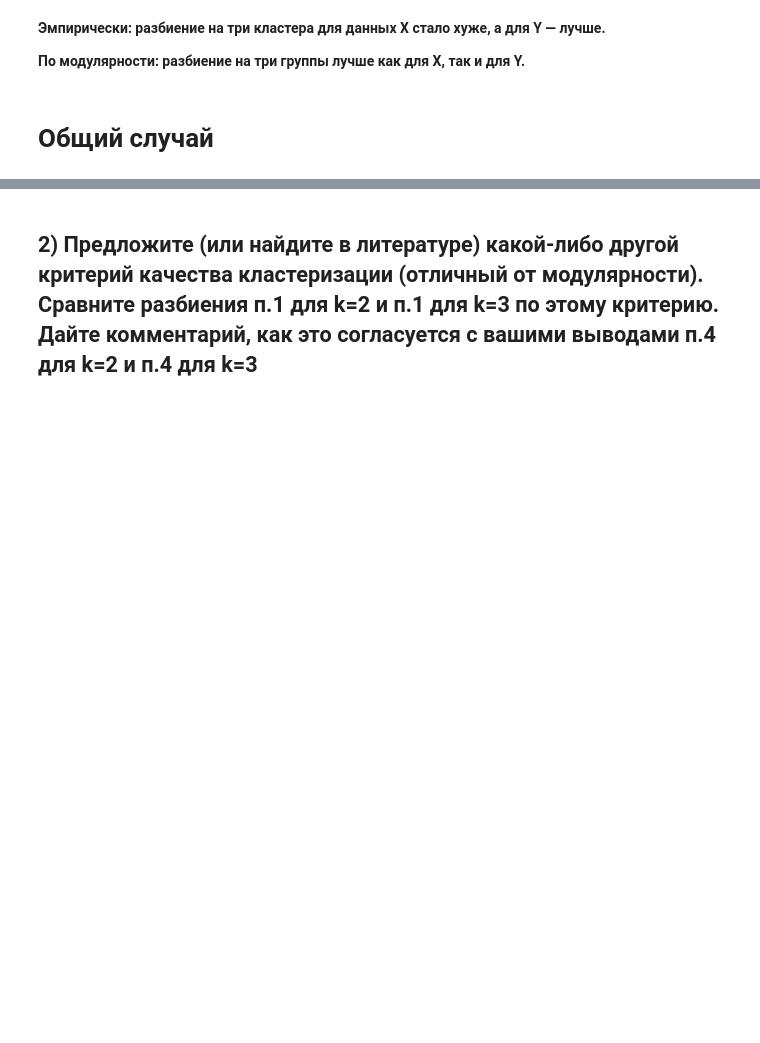
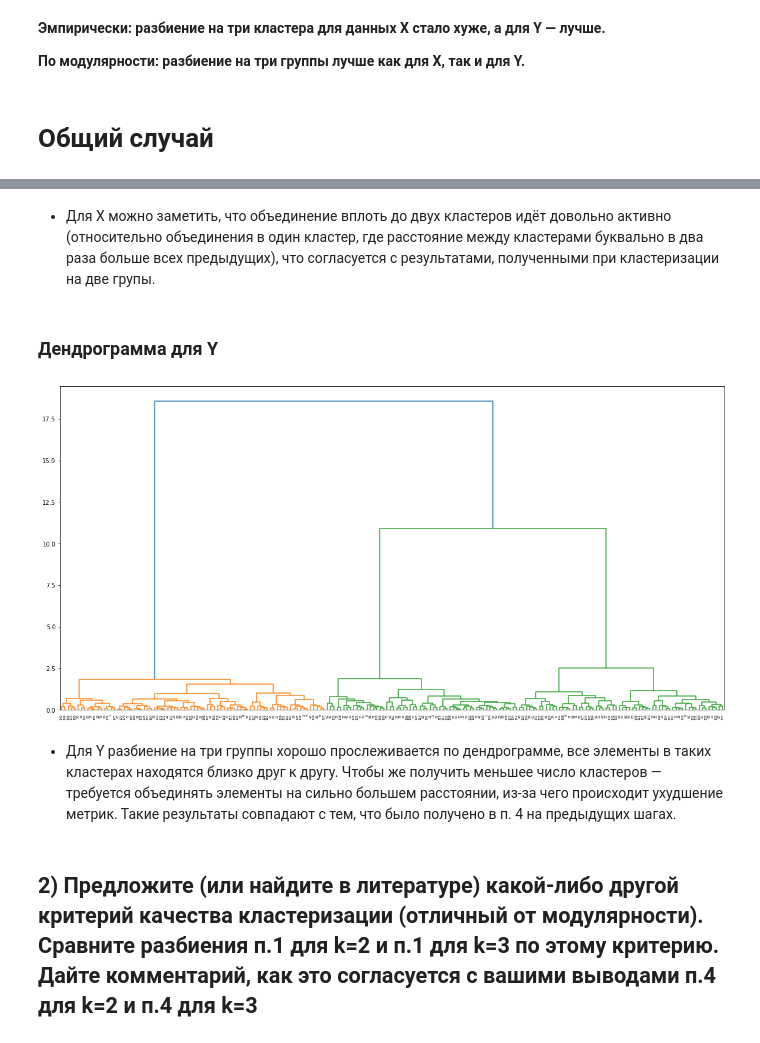
Before and after one commit to DenisKabanov/modern_data_analysis_methods, a Jupyter notebook: lab2/task2.ipynb, the cells around one changed output, grey strips where cells are left out. Saved outputs shown, nothing was run; the diff lists cells and outputs as text; code cells hidden in the pictures; blank space fills up the shorter version.

```diff
--- a/lab2/task2.ipynb
+++ b/lab2/task2.ipynb
@@ -834,2 +880,14 @@ print_graph(similarity_Y, clusters=clusters_Y[3]["Spectral algorithm"], threshol
+# %% [markdown]
+* Для X можно заметить, что объединение вплоть до двух кластеров идёт довольно активно (относительно объединения в один кластер, где расстояние между кластерами буквально в два раза больше всех предыдущих), что согласуется с результатами, полученными при кластеризации на две групы.
+# %% [markdown]
+### Дендрограмма для Y
+# %%
+plt.figure(figsize=(20,10)) # задание размера графика
+dendrogram_X = dendrogram(link_Y) # строим дендрограмму
+plt.show() # выводим график
+# %% [output]
+[figure, added]
+# %% [markdown]
+* Для Y разбиение на три группы хорошо прослеживается по дендрограмме, все элементы в таких кластерах находятся близко друг к другу. Чтобы же получить меньшее число кластеров — требуется объединять элементы на сильно большем расстоянии, из-за чего происходит ухудшение метрик. Такие результаты совпадают с тем, что было получено в п. 4 на предыдущих шагах.
 # %% [markdown]
 ## 2) Предложите (или найдите в литературе) какой-либо другой критерий качества кластеризации (отличный от модулярности). Сравните разбиения п.1 для k=2 и п.1 для k=3 по этому критерию. Дайте комментарий, как это согласуется с вашими выводами п.4 для k=2 и п.4 для k=3
```
Also changed, not shown: parts of 15 cells of this notebook.
